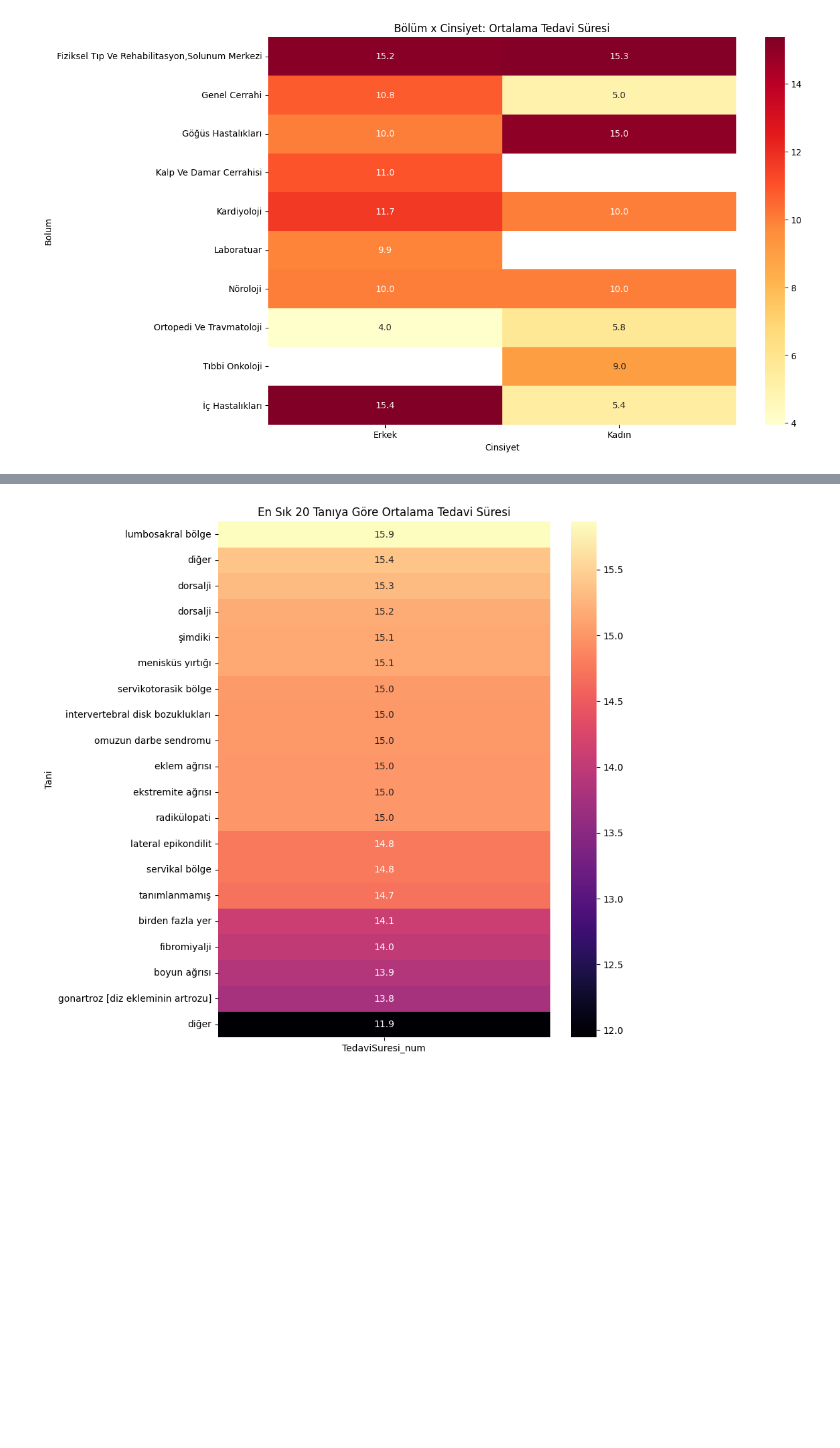
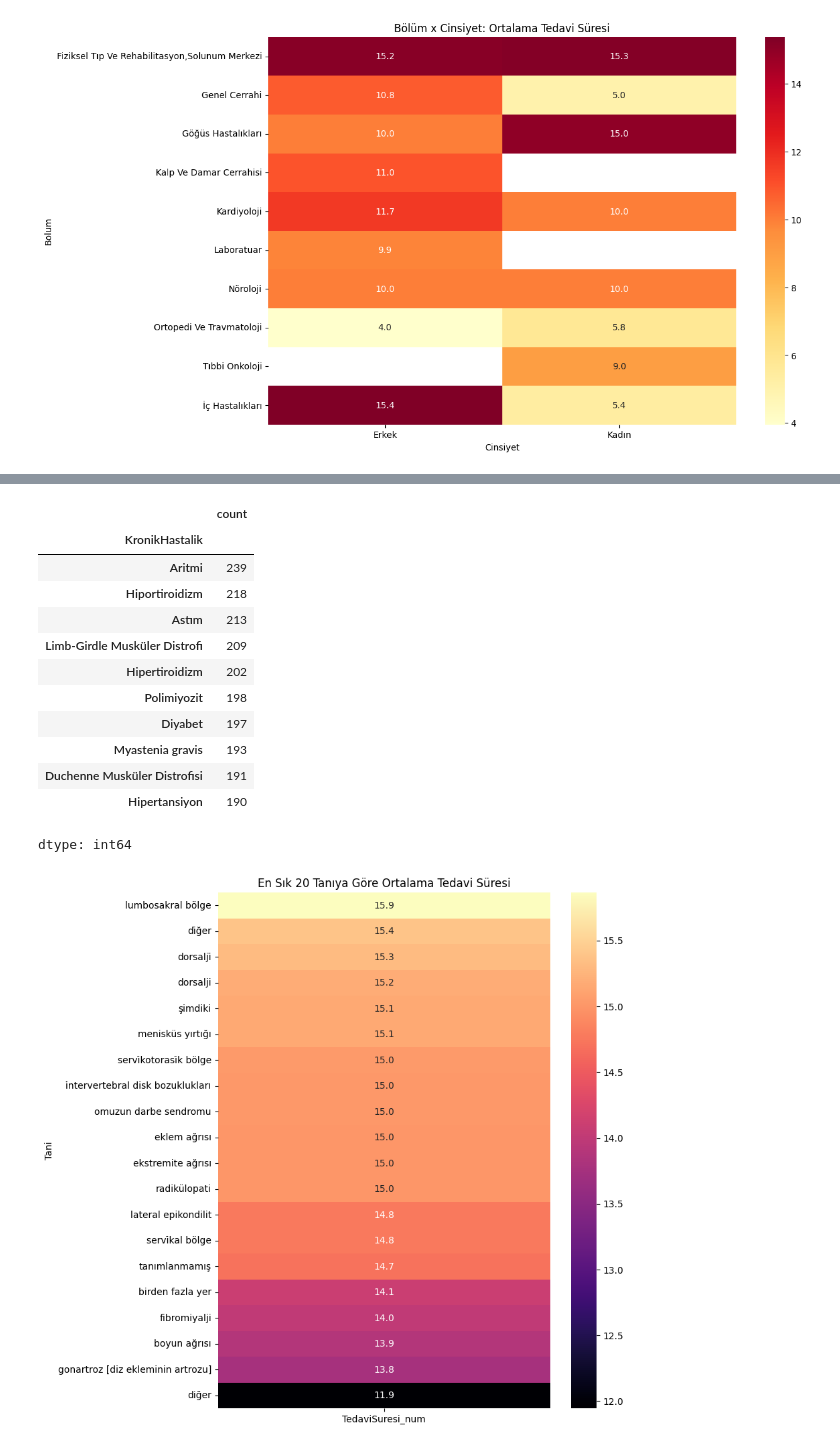
Before and after one commit to busraayukselll/Pusula_Busra_Yuksel, a Jupyter notebook: Pusula_Intern_DataScience.ipynb, the cells around one changed output, grey strips where cells are left out. Saved outputs shown, nothing was run; the diff lists cells and outputs as text; code cells hidden in the pictures; blank space fills up the shorter version.

```diff
--- a/Pusula_Intern_DataScience.ipynb
+++ b/Pusula_Intern_DataScience.ipynb
@@ -162,3 +227,19 @@ plt.show()
+# %%
+df['KronikHastalik'].str.split(',').explode().value_counts().head(10)
+# %% [output]
+|  | count |
+| KronikHastalik |  |
+| Aritmi | 239 |
+| Hiportiroidizm | 218 |
+| Astım | 213 |
+| Limb-Girdle Musküler Distrofi | 209 |
+| Hipertiroidizm | 202 |
+| Polimiyozit | 198 |
+| Diyabet | 197 |
+| Myastenia gravis | 193 |
+| Duchenne Musküler Distrofisi | 191 |
+| Hipertansiyon | 190 |
+dtype: int64
 # %%
 # Tanılar (virgülle ayrılmış) -> explode
 tanilar_exploded = df.assign(Tani=df["Tanilar"].apply(split_list_cell)).explode("Tani")
```
Also changed, not shown: parts of 7 cells of this notebook.
